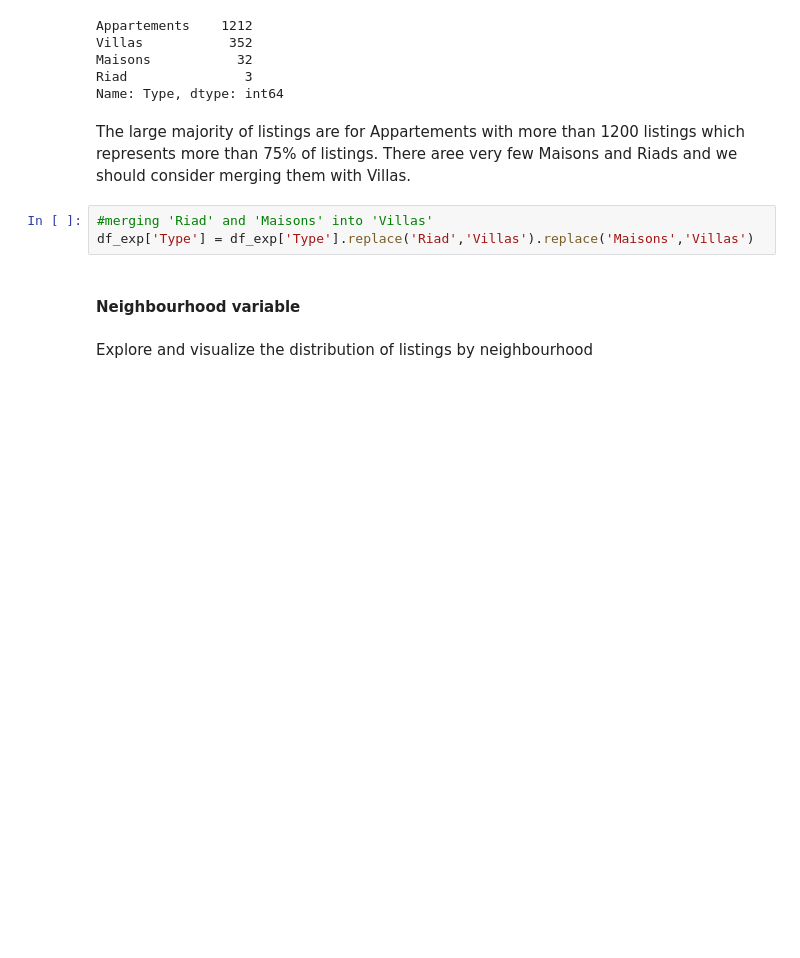
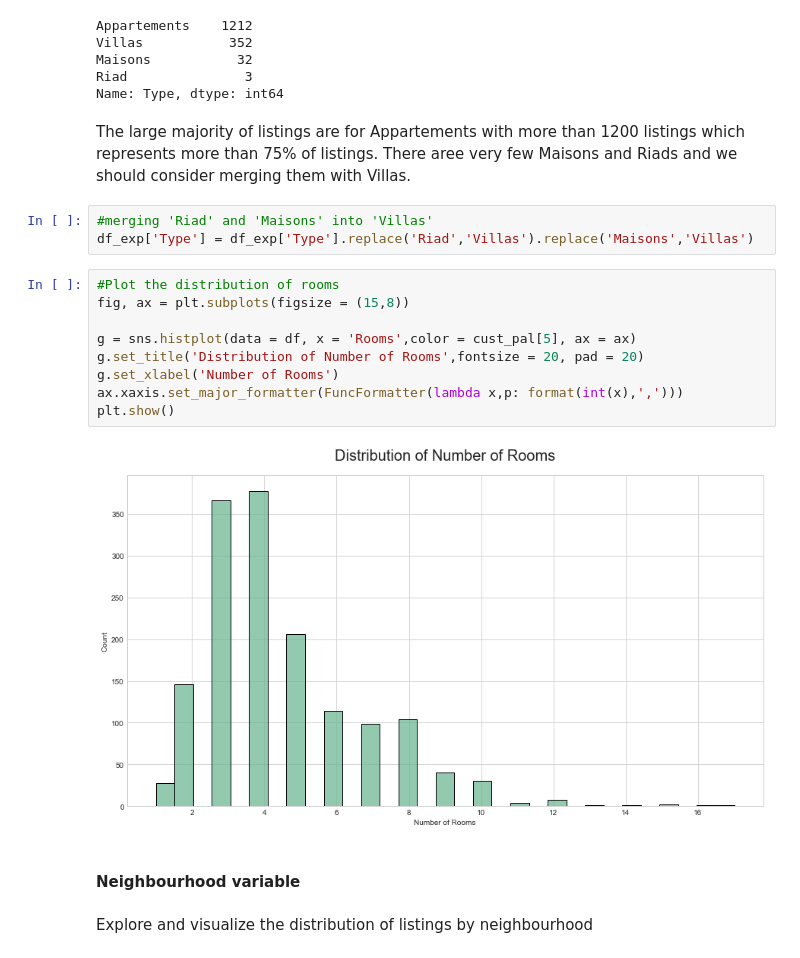
Before and after one commit to iliasoudghiri/Casablanca-House-Prices, a Jupyter notebook: Mubawab_EDA_Price_m2.ipynb, the cells around one changed output. Drawn from its saved outputs; the diff is of its cells as text; blank space fills up the shorter version.

```diff
--- a/Mubawab_EDA_Price_m2.ipynb
+++ b/Mubawab_EDA_Price_m2.ipynb
@@ -179,6 +179,17 @@ The large majority of listings are for Appartements with more than 1200 listings
 # %%
 #merging 'Riad' and 'Maisons' into 'Villas'
 df_exp['Type'] = df_exp['Type'].replace('Riad','Villas').replace('Maisons','Villas')
+# %%
+#Plot the distribution of rooms
+fig, ax = plt.subplots(figsize = (15,8))
+
+g = sns.histplot(data = df, x = 'Rooms',color = cust_pal[5], ax = ax)
+g.set_title('Distribution of Number of Rooms',fontsize = 20, pad = 20)
+g.set_xlabel('Number of Rooms')
+ax.xaxis.set_major_formatter(FuncFormatter(lambda x,p: format(int(x),',')))
+plt.show()
+# %% [output]
+[figure, added]
 # %% [markdown]
 #### Neighbourhood variable
 # %% [markdown]
```
Also changed, not shown: parts of 4 cells of this notebook.
